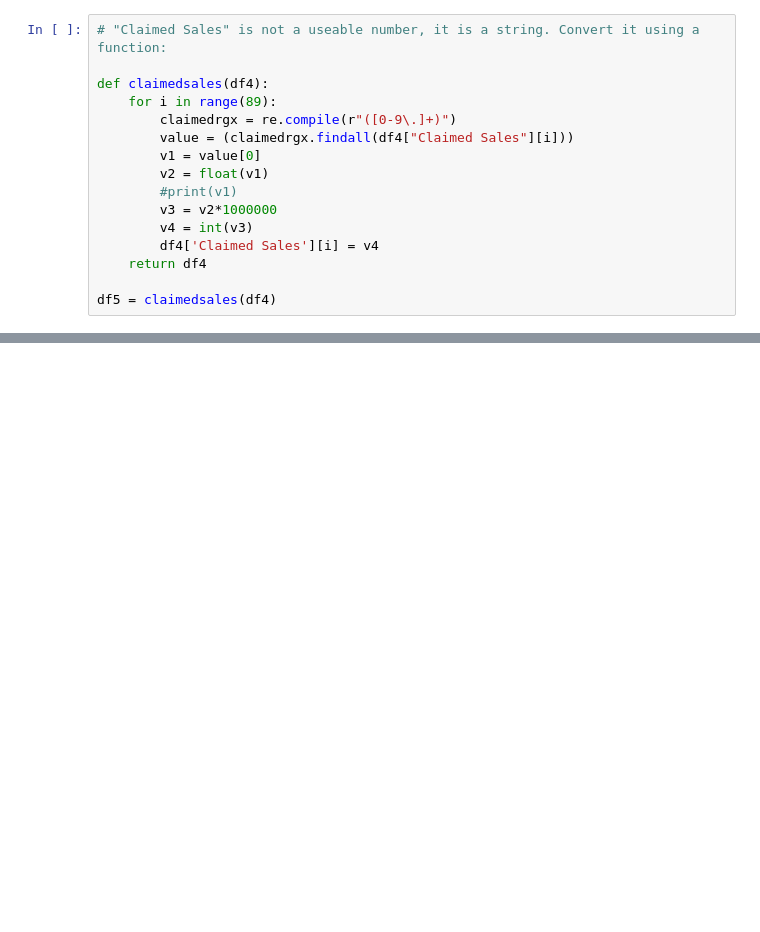
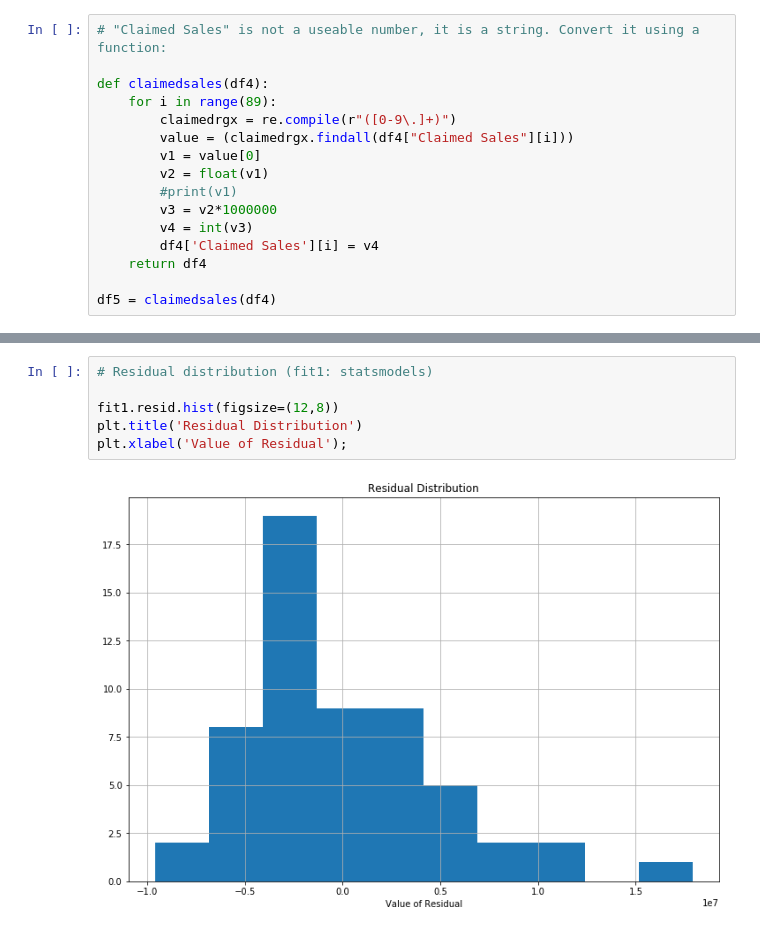
Before and after one commit to kpuryear/Puryear_Metis, a Jupyter notebook: Project2/Luther_Compiled.ipynb, the cells around one changed output, grey strips where cells are left out. Drawn from its saved outputs; the diff is of its cells as text; blank space fills up the shorter version.

```diff
--- a/Project2/Luther_Compiled.ipynb
+++ b/Project2/Luther_Compiled.ipynb
@@ -570,0 +590,8 @@ fit1.resid.plot(style='o', figsize=(12,8));
+# %%
+# Residual distribution (fit1: statsmodels)
+
+fit1.resid.hist(figsize=(12,8))
+plt.title('Residual Distribution')
+plt.xlabel('Value of Residual');
+# %% [output]
+[figure, added]
```
Also changed, not shown: parts of 70 cells of this notebook, 3 other files.
